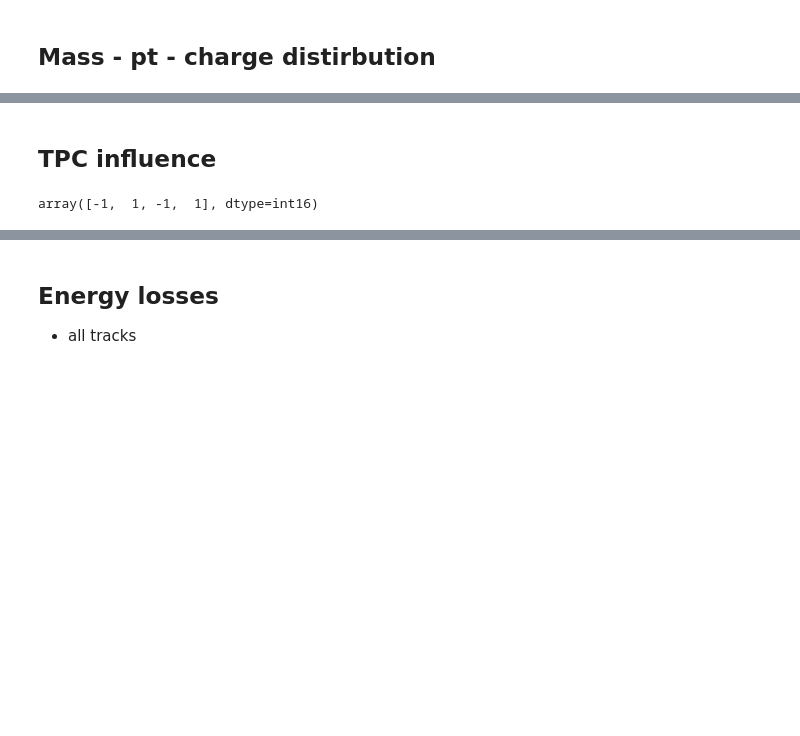
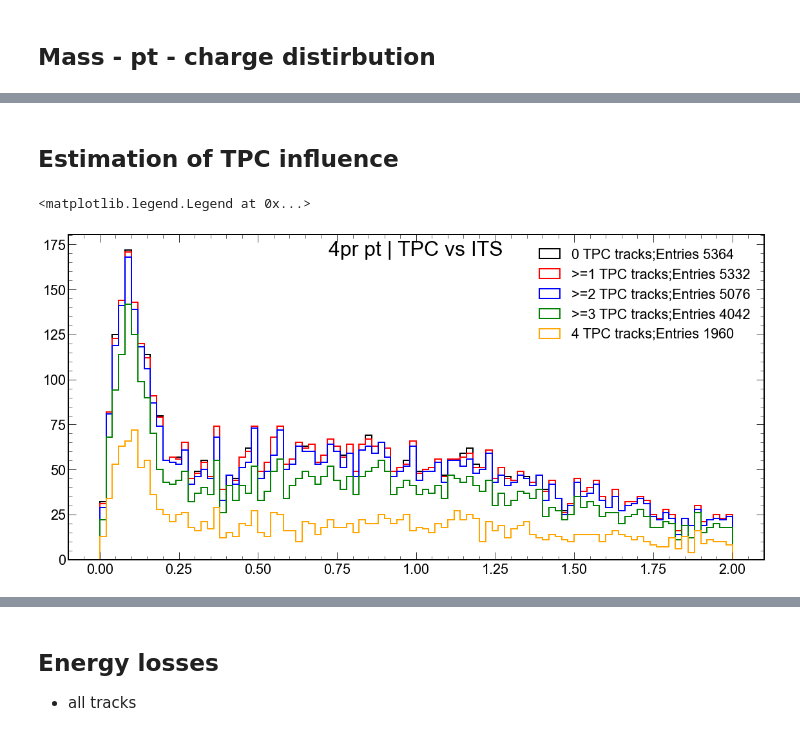
Before and after one commit to bdrum/cern-physics, a Jupyter notebook: notebooks/RhoPrime.ipynb, the cells around one changed output, grey strips where cells are left out. Saved outputs shown, nothing was run; the diff lists cells and outputs as text; code cells hidden in the pictures; blank space fills up the shorter version.

```diff
--- a/notebooks/RhoPrime.ipynb
+++ b/notebooks/RhoPrime.ipynb
@@ -315,34 +314,26 @@ ax.legend()
 # %% [markdown]
-## TPC influence
+## Estimation of TPC influence
-# %%
-GoodEvents = np.argwhere(select.counts==4)
-GoodEvents
-# get events that have total charge from 4 tracks
-# GoodEvents = GoodEvents[np.argwhere(data['IsCUP9'][GoodEvents.flatten()]==True).flatten()].flatten()
-# GoodEvents = GoodEvents[np.argwhere(data['T_Q'][GoodEvents.flatten()].sum()==0).flatten()].flatten()
-#(data['T_Q'][GoodEvents.flatten()]==1).sum()
-data['T_Q'][1]
-# pxg = data['T_Px'][GoodEvents][select[GoodEvents]]
-# pyg = data['T_Py'][GoodEvents][select[GoodEvents]]
-# pzg = data['T_Pz'][GoodEvents][select[GoodEvents]]
-# massPion = np.full(pxg.shape[0], 0.140)
-# pt = np.sqrt(pxg.sum()**2  + pyg.sum()**2)
-
-# Energy0 = np.sqrt(massPion**2 + pxg[:,0]**2 + pyg[:,0]**2 + pzg[:,0]**2)
-# Energy1 = np.sqrt(massPion**2 + pxg[:,1]**2 + pyg[:,1]**2 + pzg[:,1]**2)
-# Energy2 = np.sqrt(massPion**2 + pxg[:,2]**2 + pyg[:,2]**2 + pzg[:,2]**2)
-# Energy3 = np.sqrt(massPion**2 + pxg[:,3]**2 + pyg[:,3]**2 + pzg[:,3]**2)
-# Energy = Energy0 + Energy1 + Energy2 + Energy3
-
-# Mass = np.sqrt(Energy**2 - pxg.sum()**2 - pyg.sum()**2 - pzg.sum()**2)[(pt>ptMin)*(pt<=ptMax)]
-
-
-# fig = plt.figure(figsize=(15, 7))
-# ax = fig.add_axes([0,0,1,1])
-# fig.suptitle(f'4pr Mass | Q != 0 | {ptMin} < pt <= {ptMax}', fontsize=32)
-# plt.style.use(hep.style.ROOT)
-# counts, bins = np.histogram(Mass, bins=100, range=(0,4))
-# _ = ax.hist(Mass, bins=bins, color='black', histtype='step', label=f'Entries {np.sum(counts)}')
-# ax.legend()
-# %% [output]
-array([-1,  1, -1,  1], dtype=int16)
+# %%
+fig = plt.figure(figsize=(15, 7))
+ax = fig.add_axes([0,0,1,1])
+fig.suptitle(f'4pr pt | TPC vs ITS', fontsize=32)
+plt.style.use(hep.style.ROOT)
+GoodEvents = GetGoodEvents()
+counts, bins = np.histogram(GetPt(Draw=False), bins=100, range=(0,2))
+_ = ax.hist(GetPt(Draw=False), bins=bins, color='black', histtype='step', label=f'0 TPC tracks;Entries {np.sum(counts)}', linewidth=2)
+GoodEvents = GetGoodEvents(WithGoodNTpcTracks=1)
+counts, bins = np.histogram(GetPt(Draw=False), bins=100, range=(0,2))
+_ = ax.hist(GetPt(Draw=False), bins=bins, color='red', histtype='step', label=f'>=1 TPC tracks;Entries {np.sum(counts)}', linewidth=2)
+GoodEvents = GetGoodEvents(WithGoodNTpcTracks=2)
+counts, bins = np.histogram(GetPt(Draw=False), bins=100, range=(0,2))
+_ = ax.hist(GetPt(Draw=False), bins=bins, color='blue', histtype='step', label=f'>=2 TPC tracks;Entries {np.sum(counts)}', linewidth=2)
+GoodEvents = GetGoodEvents(WithGoodNTpcTracks=3)
+counts, bins = np.histogram(GetPt(Draw=False), bins=100, range=(0,2))
+_ = ax.hist(GetPt(Draw=False), bins=bins, color='green', histtype='step', label=f'>=3 TPC tracks;Entries {np.sum(counts)}', linewidth=2)
+GoodEvents = GetGoodEvents(WithGoodNTpcTracks=4)
+counts, bins = np.histogram(GetPt(Draw=False), bins=100, range=(0,2))
+_ = ax.hist(GetPt(Draw=False), bins=bins, color='orange', histtype='step', label=f'4 TPC tracks;Entries {np.sum(counts)}', linewidth=2)
+ax.legend()
+# %% [output]
+<matplotlib.legend.Legend at 0x...>
+[figure, added]
```
Also changed, not shown: parts of 15 cells of this notebook, 1 other file.
